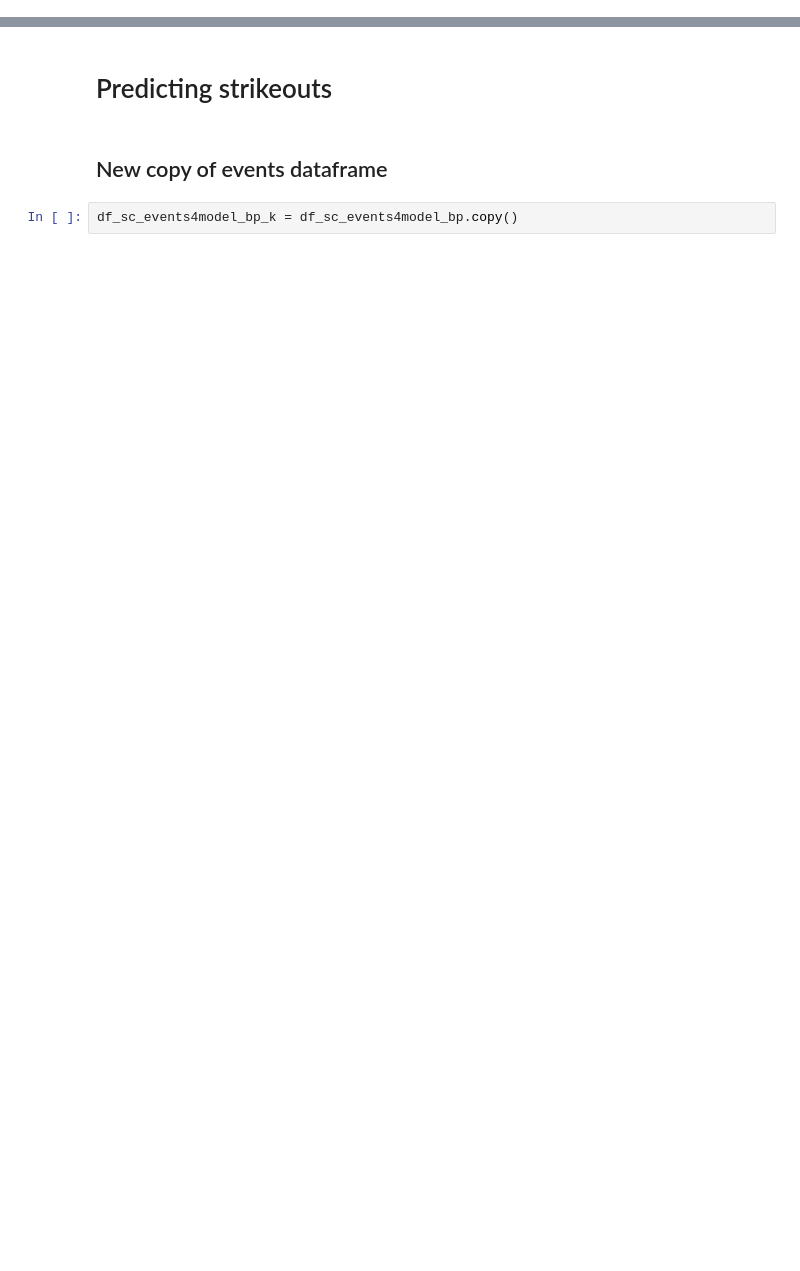
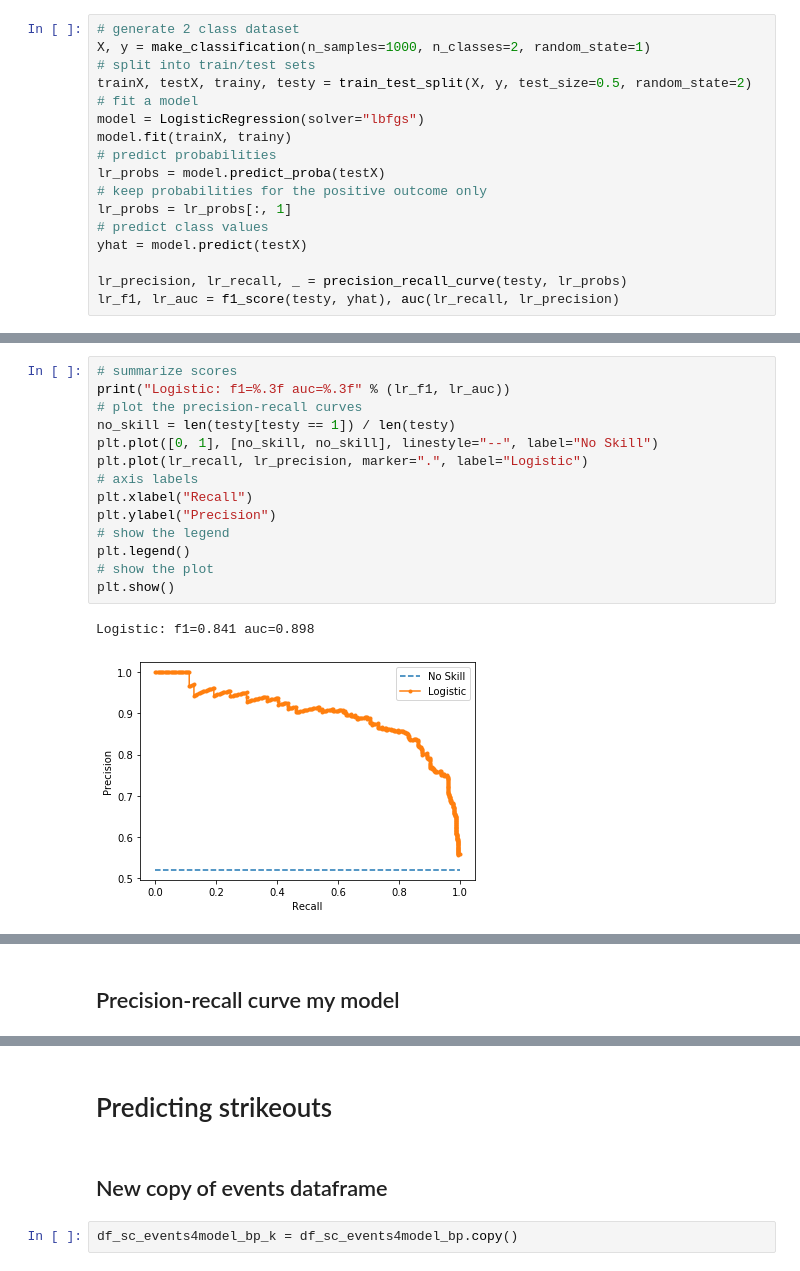
Before and after one commit to benslack19/baseball_player_selector, a Jupyter notebook: daily_fantasy_baseball_predictor_v3_simple.ipynb, the cells around one changed output, grey strips where cells are left out. Saved outputs shown, nothing was run; the diff lists cells and outputs as text; blank space fills up the shorter version.

```diff
--- a/daily_fantasy_baseball_predictor_v3_simple.ipynb
+++ b/daily_fantasy_baseball_predictor_v3_simple.ipynb
@@ -1594,0 +1816,17 @@ df_pa_b2 = run_logreg_model_new_data(
+# %%
+# generate 2 class dataset
+X, y = make_classification(n_samples=1000, n_classes=2, random_state=1)
+# split into train/test sets
+trainX, testX, trainy, testy = train_test_split(X, y, test_size=0.5, random_state=2)
+# fit a model
+model = LogisticRegression(solver="lbfgs")
+model.fit(trainX, trainy)
+# predict probabilities
+lr_probs = model.predict_proba(testX)
+# keep probabilities for the positive outcome only
+lr_probs = lr_probs[:, 1]
+# predict class values
+yhat = model.predict(testX)
+
+lr_precision, lr_recall, _ = precision_recall_curve(testy, lr_probs)
+lr_f1, lr_auc = f1_score(testy, yhat), auc(lr_recall, lr_precision)
@@ -1594,0 +1835,17 @@ df_pa_b2 = run_logreg_model_new_data(
+# %%
+# summarize scores
+print("Logistic: f1=%.3f auc=%.3f" % (lr_f1, lr_auc))
+# plot the precision-recall curves
+no_skill = len(testy[testy == 1]) / len(testy)
+plt.plot([0, 1], [no_skill, no_skill], linestyle="--", label="No Skill")
+plt.plot(lr_recall, lr_precision, marker=".", label="Logistic")
+# axis labels
+plt.xlabel("Recall")
+plt.ylabel("Precision")
+# show the legend
+plt.legend()
+# show the plot
+plt.show()
+# %% [output]
+Logistic: f1=0.841 auc=0.898
+[figure, added]
@@ -1594,0 +1853,2 @@ df_pa_b2 = run_logreg_model_new_data(
+# %% [markdown]
+## Precision-recall curve my model
```
Also changed, not shown: parts of 79 cells of this notebook, 22 other files.
